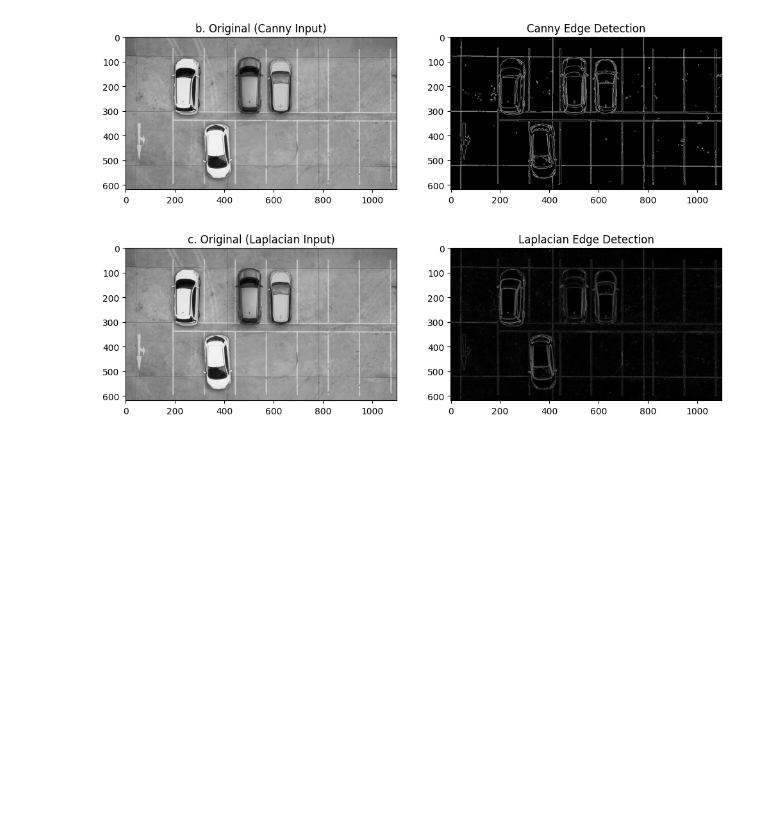
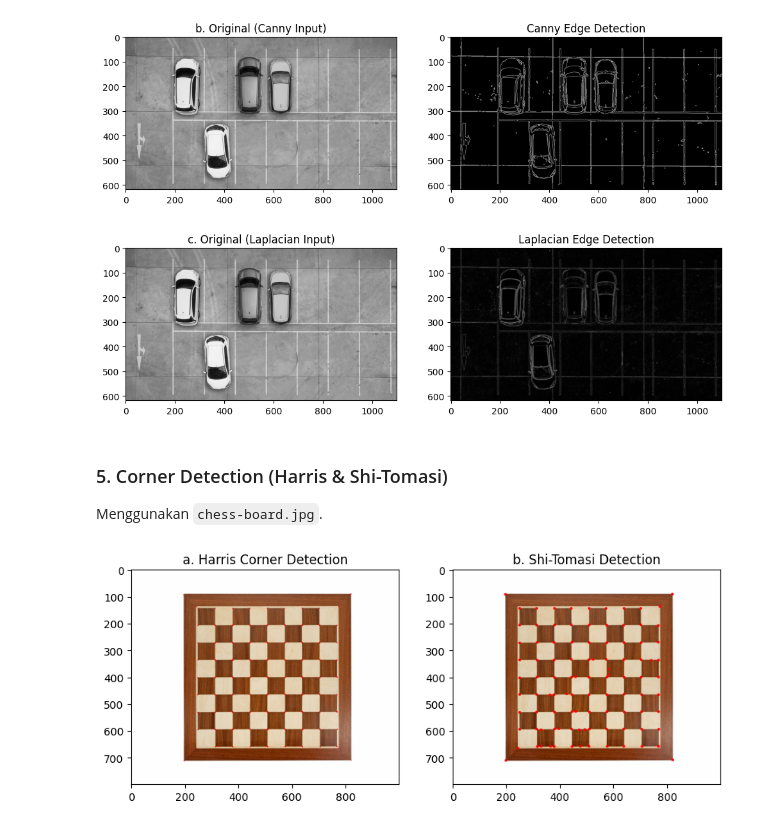
Before and after one commit to AlfredaDhaifullah04/PCVK_Ganjil_2026, a Jupyter notebook: PCVK_M10_W10.ipynb, the cells around one changed output. Saved outputs shown, nothing was run; the diff lists cells and outputs as text; code cells hidden in the pictures; blank space fills up the shorter version.

```diff
--- a/PCVK_M10_W10.ipynb
+++ b/PCVK_M10_W10.ipynb
@@ -129,3 +129,28 @@ plt.show()
 [figure]
 [figure]
 [figure]
+# %% [markdown]
+### 5. Corner Detection (Harris & Shi-Tomasi)
+Menggunakan `chess-board.jpg`.
+# %%
+img_harris = cv.imread('/content/drive/MyDrive/Colab Notebooks/semester 5/PCVk/foto /Modul 10/chess-board.jpg')
+gray_harris = cv.cvtColor(img_harris, cv.COLOR_BGR2GRAY)
+gray_harris = np.float32(gray_harris)
+dst = cv.cornerHarris(gray_harris, 2, 3, 0.04)
+dst = cv.dilate(dst, None)
+img_harris[dst > 0.01 * dst.max()] = [0, 0, 255]
+
+img_shitomasi = cv.imread('/content/drive/MyDrive/Colab Notebooks/semester 5/PCVk/foto /Modul 10/chess-board.jpg')
+gray_shitomasi = cv.cvtColor(img_shitomasi, cv.COLOR_BGR2GRAY)
+corners = cv.goodFeaturesToTrack(gray_shitomasi, 100, 0.01, 10)
+corners = np.intp(corners)
+for i in corners:
+    x, y = i.ravel()
+    cv.circle(img_shitomasi, (x, y), 5, (0, 0, 255), -1)
+
+plt.figure(figsize=(10, 5))
+plt.subplot(121), plt.imshow(cv.cvtColor(img_harris, cv.COLOR_BGR2RGB)), plt.title('a. Harris Corner Detection')
+plt.subplot(122), plt.imshow(cv.cvtColor(img_shitomasi, cv.COLOR_BGR2RGB)), plt.title('b. Shi-Tomasi Detection')
+plt.show()
+# %% [output]
+[figure, added]
```
Also changed, not shown: parts of 4 cells of this notebook.
